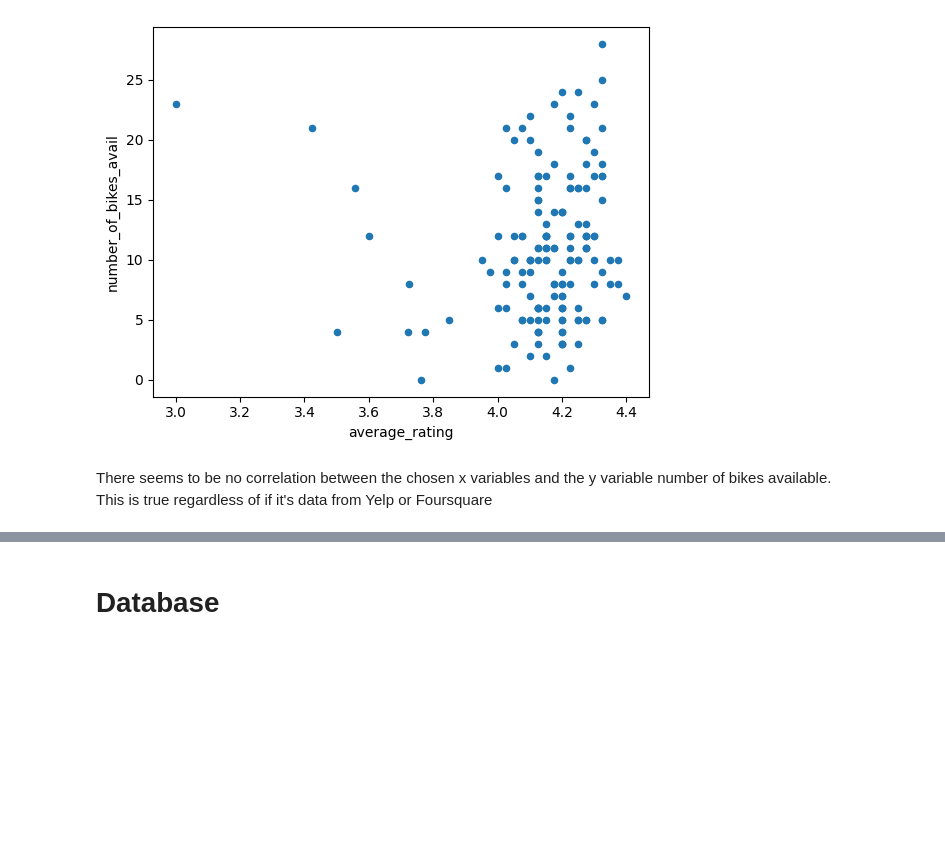
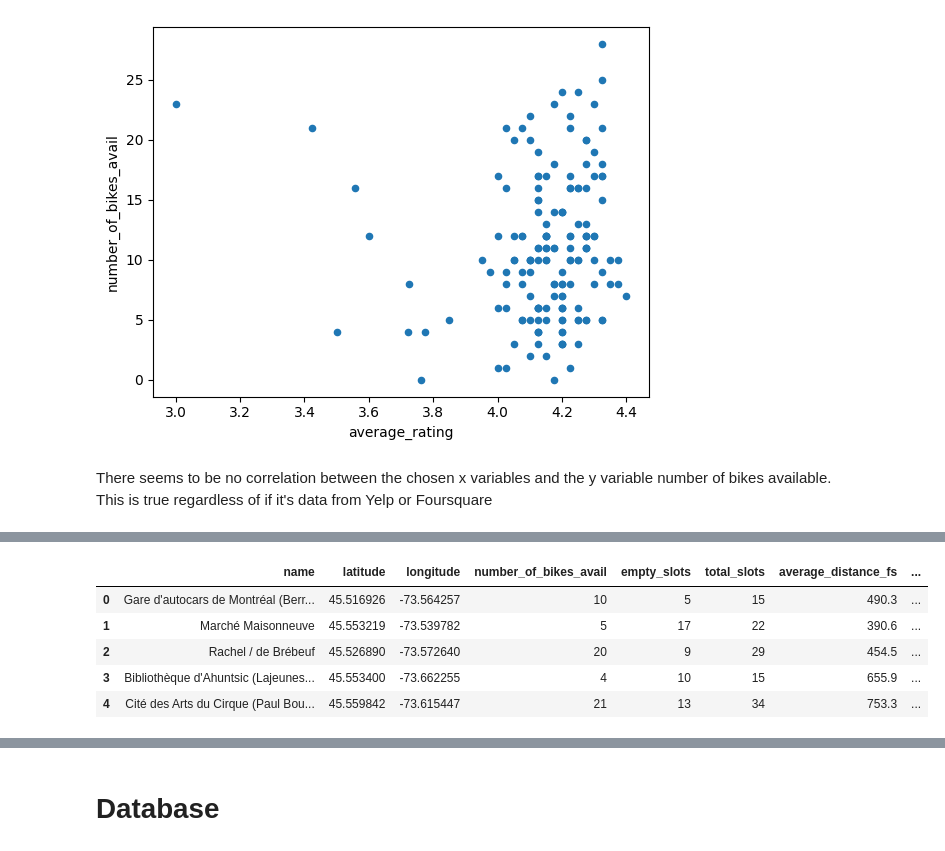
Before and after one commit to Mingie98/Statistical-Modelling-Project, a Jupyter notebook: notebooks/joining_data.ipynb, the cells around one changed output, grey strips where cells are left out. Cells and saved outputs as stored; diff of their text form; code cells hidden in the pictures; blank space fills up the shorter version.

```diff
--- a/notebooks/joining_data.ipynb
+++ b/notebooks/joining_data.ipynb
@@ -117,0 +136,21 @@ There seems to be no correlation between the chosen x variables and the y variab
+# %%
+# Renaming columns
+df_merged_all = df_merged_all.rename(columns={
+    'average_distance_x': 'average_distance_fs',
+    'average_price_x': 'average_price_fs',
+    'average_popularity_x': 'average_popularity_fs',
+    'average_rating_x': 'average_rating_fs',
+    'average_distance_y': 'average_distance_yelp',
+    'average_price_y': 'average_price_yelp',
+    'average_popularity_y': 'average_popularity_yelp',
+    'average_rating_y': 'average_rating_yelp',
+})
+
+df_merged_all.head()
+# %% [output]
+|  | name | latitude | longitude | number_of_bikes_avail | empty_slots | total_slots | average_distance_fs | ... |
+| 0 | Gare d'autocars de Montréal (Berr... | 45.516926 | -73.564257 | 10 | 5 | 15 | 490.3 | ... |
+| 1 | Marché Maisonneuve | 45.553219 | -73.539782 | 5 | 17 | 22 | 390.6 | ... |
+| 2 | Rachel / de Brébeuf | 45.526890 | -73.572640 | 20 | 9 | 29 | 454.5 | ... |
+| 3 | Bibliothèque d'Ahuntsic (Lajeunes... | 45.553400 | -73.662255 | 4 | 10 | 15 | 655.9 | ... |
+| 4 | Cité des Arts du Cirque (Paul Bou... | 45.559842 | -73.615447 | 21 | 13 | 34 | 753.3 | ... |
```
Also changed, not shown: parts of 5 cells of this notebook.
